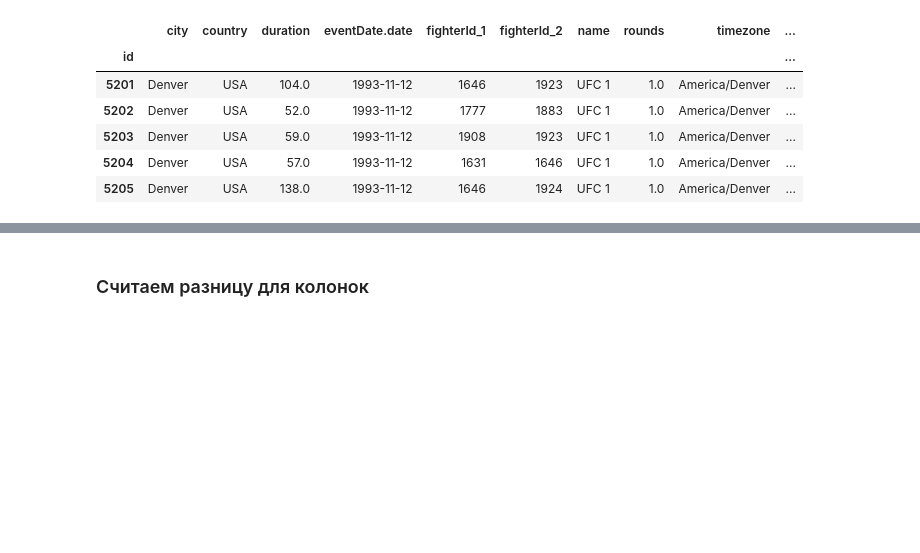
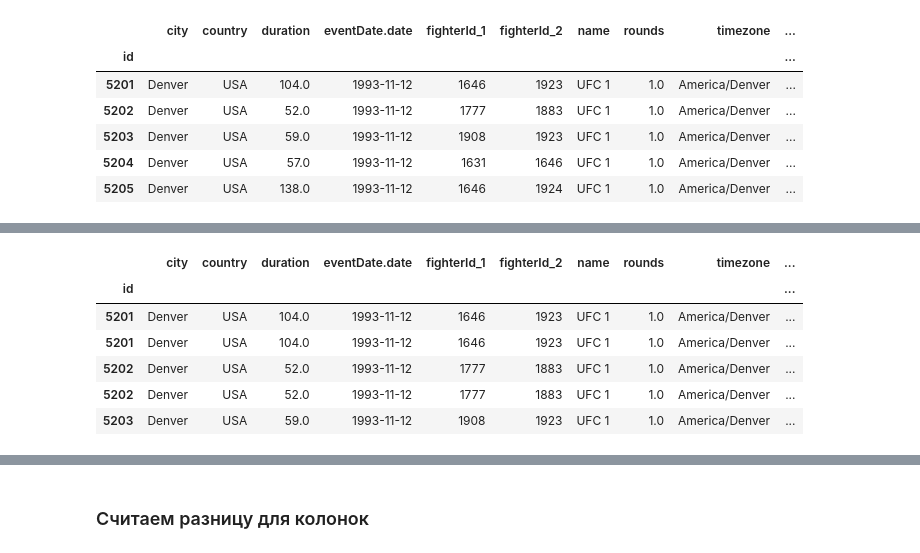
Before and after one commit to ramory-l/DeepOverfitting, a Jupyter notebook: DeepOverfitting.ipynb, the cells around one changed output, grey strips where cells are left out. Drawn from its saved outputs; the diff is of its cells as text; code cells hidden in the pictures; blank space fills up the shorter version.

```diff
--- a/DeepOverfitting.ipynb
+++ b/DeepOverfitting.ipynb
@@ -518,4 +540,4 @@ f_stats_events_summ['wins_by_knockout'] = f_stats_events_summ['wins_by_knockout'
 #wins_by_submissions
 f_stats_events_summ['wins_by_submissions'] =f_stats_events_summ[(f_stats_events_summ['winner']==True)].groupby('fighterId')['winMethods_[SUB]'].cumsum()
 f_stats_events_summ.sort_values(by = ['fighterId','eventDate.date'], inplace = True)
-f_stats_events_summ['wins_by_submissions'] = f_stats_events_summ['wins_by_submissions'].shift()
+f_stats_events_summ['wins_by_submissions'] = f_stats_events_summ['wins_by_submissions'].shift().fillna(0)
@@ -522,3 +553,5 @@ f_stats_events_summ['wins_by_submissions'] = f_stats_events_summ['wins_by_submis
+# %%
+ f_stats_events_summ['count_of_fights'] = f_stats_events_summ.groupby('fighterId')['fighter_nbr'].cumcount()
 # %%
 
 #striking_accuracy
@@ -528,11 +561,16 @@ f_stats_events_summ['striking_accuracy']  = f_stats_events_summ['prev_cumsum_acc
 #Strikes_Attempted == f_stats_events_summ['prev_cumsum_accentedHitsTotal']
 
 #grappling_accuracy
-f_stats_events_summ['grappling_accuracy'] = f_stats_events_summ['prev_cumsum_takedownSuccessful']/f_stats_events_summ['prev_cumsum_takedownTotall']
+f_stats_events_summ['grappling_accuracy'] = f_stats_events_summ['prev_cumsum_takedownSuccessful']/f_stats_events_summ['prev_cumsum_takedownTotal']
 
 #takwdowns_landed  == f_stats_events_summ['prev_cumsum_takedownTotall']
 #Takedowns Attempted == f_stats_events_summ['prev_cumsum_takedownSuccessful']
-Knockdown_ratio - НОКДАУНОВ ЗА БОЙ/СРЕД. sum(f1_knockdowns)/count of figthts or sum(f2_knockdowns)/count of figthts group by fighterId_1 or fighterId_2
-AVG_fight_time - СРЕДНЕЕ ВРЕМЯ БОЯ sum(duration)/count of figthts group by fighterId_1 or fighterId_2
-KO/TKO - ко \ все победы
-кол-во акц ударов успешные (duration (60)
+#Knockdown_ratio
+f_stats_events_summ['Knockdown_ratio'] = f_stats_events_summ['prev_cumsum_knockdowns'] /f_stats_events_summ['count_of_fights']
+#AVG_fight_time
+f_stats_events_summ['AVG_fight_time'] = f_stats_events_summ['prev_cumsumduration']/f_stats_events_summ['count_of_fights']
+
+#KO/TKO - ко \ все победы
+
+# кол-во акц ударов успешные \ (duration (60))
+f_stats_events_summ['stricing_sucss_per_duration']  = f_stats_events_summ['prev_cumsum_accentedHitsSuccessful'] * 60 /f_stats_events_summ['prev_cumsumduration']
@@ -627,0 +577,20 @@ fighters_df.describe(include='all')
+# %%
+f_stats_events_summ['striking_accuracy'] = f_stats_events_summ['striking_accuracy'].fillna(0).round(0)
+f_stats_events_summ['grappling_accuracy'] = f_stats_events_summ['grappling_accuracy'].fillna(0).round(0)
+f_stats_events_summ['stricing_sucss_per_duration'] = f_stats_events_summ['stricing_sucss_per_duration'].fillna(0).round(0)
+f_stats_events_summ['AVG_fight_time'] = f_stats_events_summ['stricing_sucss_per_duration'].fillna(0).round(0)
+f_stats_events_summ['Knockdown_ratio'] = f_stats_events_summ['stricing_sucss_per_duration'].fillna(0).round(0)
+# %%
+events_df = events_df.join(
+    f_stats_events_summ[f_stats_events_summ['fighter_nbr'] == 0].add_prefix("f1_"), on="id")
+events_df = events_df.join(
+    f_stats_events_summ[f_stats_events_summ['fighter_nbr'] == 1].add_prefix("f2_"), on="id")
+events_df.head(5)
+# %% [output]
+|  | city | country | duration | eventDate.date | fighterId_1 | fighterId_2 | name | rounds | timezone | ... |
+| id |  |  |  |  |  |  |  |  |  | ... |
+| 5201 | Denver | USA | 104.0 | 1993-11-12 | 1646 | 1923 | UFC 1 | 1.0 | America/Denver | ... |
+| 5201 | Denver | USA | 104.0 | 1993-11-12 | 1646 | 1923 | UFC 1 | 1.0 | America/Denver | ... |
+| 5202 | Denver | USA | 52.0 | 1993-11-12 | 1777 | 1883 | UFC 1 | 1.0 | America/Denver | ... |
+| 5202 | Denver | USA | 52.0 | 1993-11-12 | 1777 | 1883 | UFC 1 | 1.0 | America/Denver | ... |
+| 5203 | Denver | USA | 59.0 | 1993-11-12 | 1908 | 1923 | UFC 1 | 1.0 | America/Denver | ... |
```
Also changed, not shown: parts of 60 cells of this notebook.
